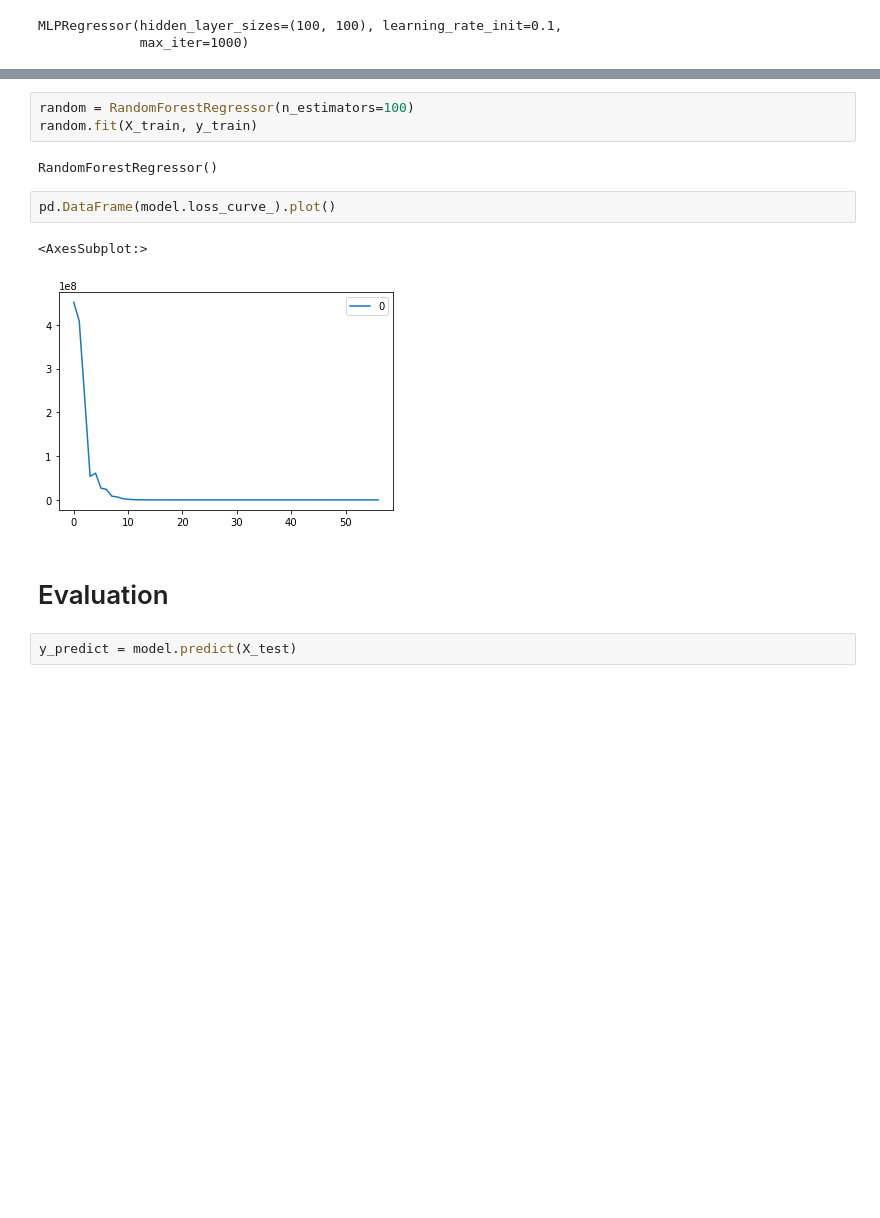
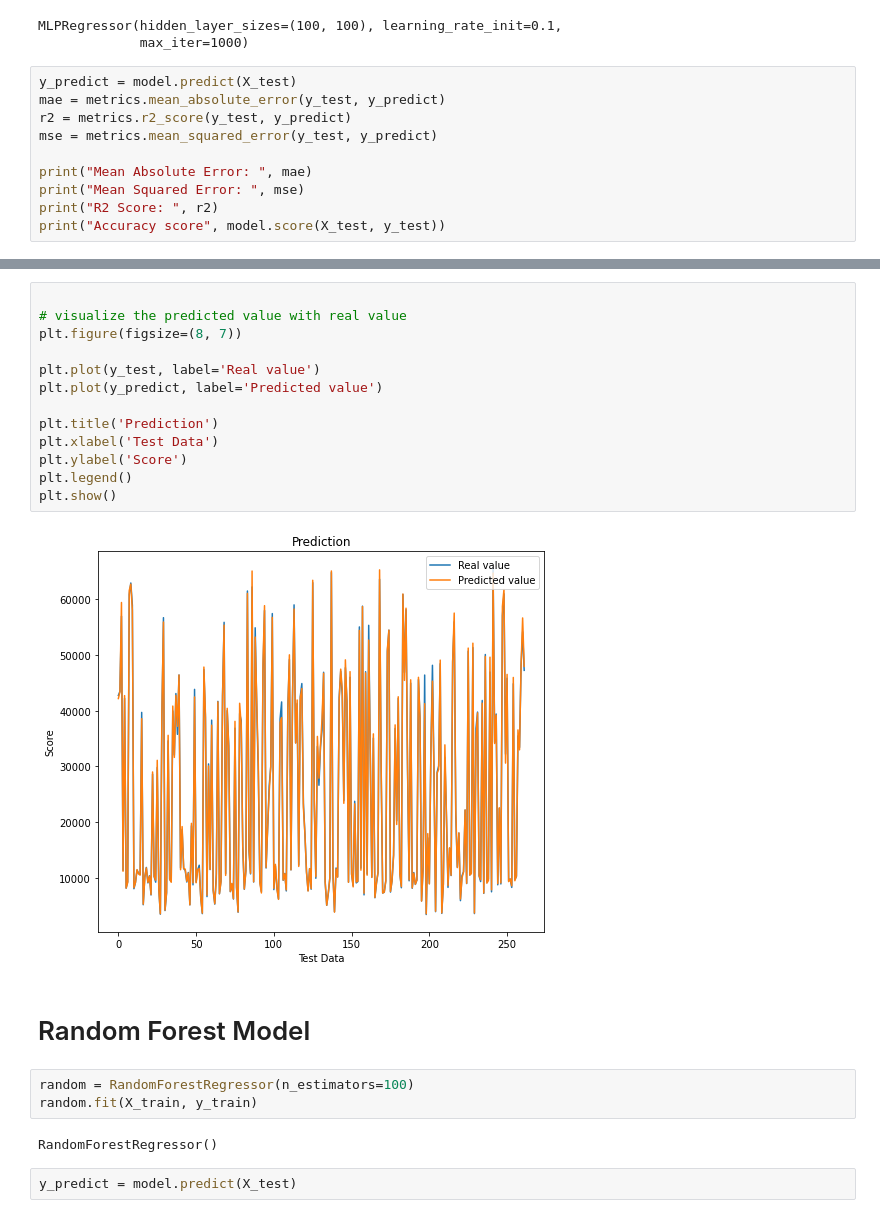
Before and after one commit to SophanonChhoun/Bitcoin-Prediction, a Jupyter notebook: notebooks/main.ipynb, the cells around one changed output, grey strips where cells are left out. Cells and saved outputs as stored; diff of their text form; blank space fills up the shorter version.

```diff
--- a/notebooks/main.ipynb
+++ b/notebooks/main.ipynb
@@ -232,3 +232,13 @@ model.fit(X_train, y_train)
 # %% [output]
 MLPRegressor(hidden_layer_sizes=(100, 100), learning_rate_init=0.1,
              max_iter=1000)
+# %%
+y_predict = model.predict(X_test)
+mae = metrics.mean_absolute_error(y_test, y_predict)
+r2 = metrics.r2_score(y_test, y_predict)
+mse = metrics.mean_squared_error(y_test, y_predict)
+
+print("Mean Absolute Error: ", mae)
+print("Mean Squared Error: ", mse)
+print("R2 Score: ", r2)
+print("Accuracy score", model.score(X_test, y_test))
@@ -235,15 +255,25 @@ MLPRegressor(hidden_layer_sizes=(100, 100), learning_rate_init=0.1,
+# %%
+
+# visualize the predicted value with real value
+plt.figure(figsize=(8, 7))
+
+plt.plot(y_test, label='Real value')
+plt.plot(y_predict, label='Predicted value')
+
+plt.title('Prediction')
+plt.xlabel('Test Data')
+plt.ylabel('Score')
+plt.legend()
+plt.show()
+# %% [output]
+[figure, added]
+# %% [markdown]
+# Random Forest Model
 # %%
 random = RandomForestRegressor(n_estimators=100)
 random.fit(X_train, y_train)
 # %% [output]
 RandomForestRegressor()
-# %%
-pd.DataFrame(model.loss_curve_).plot()
-# %% [output]
-<AxesSubplot:>
-[figure, removed]
-# %% [markdown]
-# Evaluation
 # %%
 y_predict = model.predict(X_test)
 # %%
```
Also changed, not shown: parts of 11 cells of this notebook, 2 other files.
